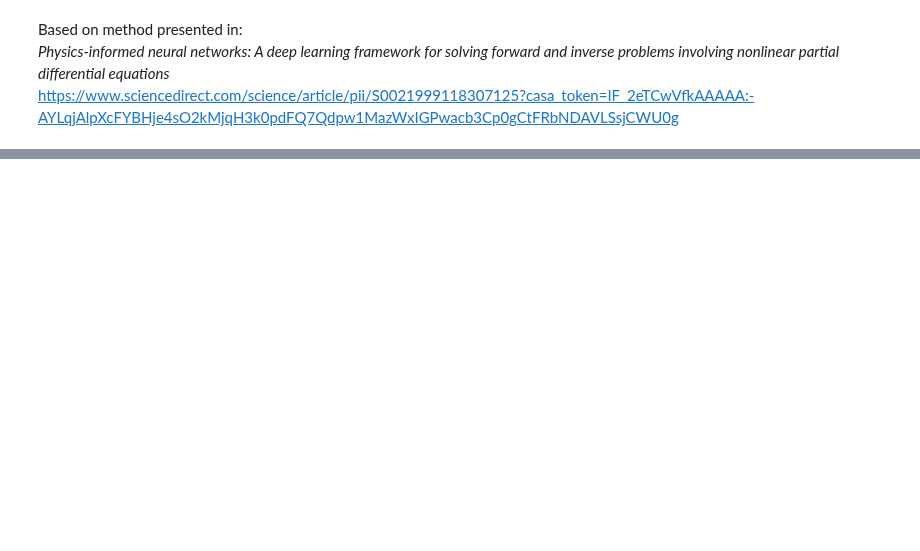
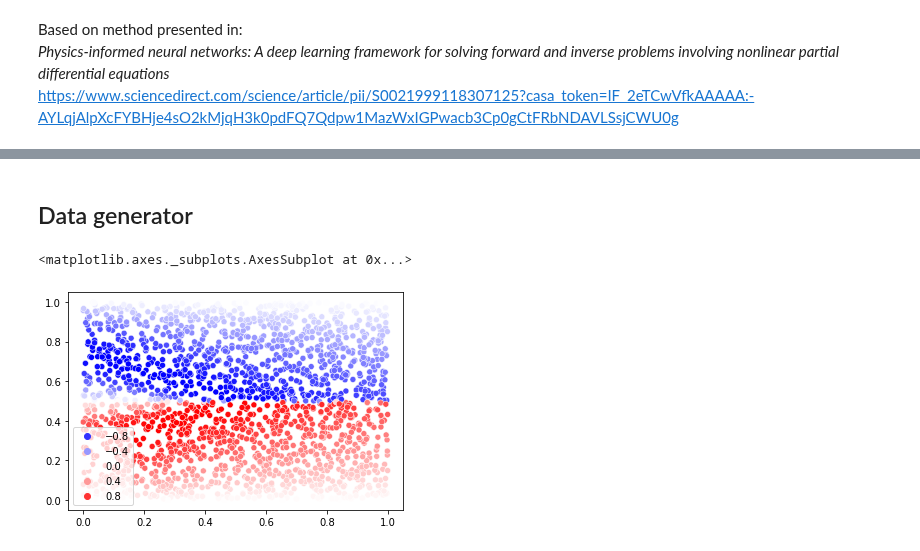
Before and after one commit to StephenTGibson/COMP527-colabNotebooks, a Jupyter notebook: COMP702-MScProject/PINN_method_for_1D_Burgers'_equation_inverse_problem.ipynb, the cells around one changed output, grey strips where cells are left out. Saved outputs shown, nothing was run; the diff lists cells and outputs as text; code cells hidden in the pictures; blank space fills up the shorter version.

```diff
--- a/COMP702-MScProject/PINN_method_for_1D_Burgers'_equation_inverse_problem.ipynb
+++ b/COMP702-MScProject/PINN_method_for_1D_Burgers'_equation_inverse_problem.ipynb
@@ -142,6 +9,0 @@ xIdxArray = rng.choice(results.shape[0], size=Nt)
-# %%
-trainingArray[:,0] = tIdxArray*dt*batchSize
-trainingArray[:,1] = xIdxArray*dx - 1.
-trainingArray[:,2] = results[xIdxArray, tIdxArray]
-
-trainingArray[:10]
@@ -514,0 +105,33 @@ SyntaxError: ignored
+# %% [markdown]
+## Data generator
+# %%
+def dataGenerator_1D_BurgersInverse(FD_solution, N):
+
+    N = 2000
+    trainingArray = np.zeros((N, 3))
+    tIdxArray = rng.choice(FD_solution.shape[1], size=N)
+    xIdxArray = rng.choice(FD_solution.shape[0], size=N)
+
+    trainingArray[:,0] = tIdxArray / FD_solution.shape[1]
+    trainingArray[:,1] = xIdxArray / FD_solution.shape[0]
+    trainingArray[:,2] = FD_solution[xIdxArray, tIdxArray]
+
+    return trainingArray
+# %%
+# define spatial and temporal domain extent
+xMin = -1
+xMax = 1
+tMin = 0
+tMax = 1
+
+l1 = 1.
+l2 = 0.01/np.pi
+# %%
+FD_solution, FD_duration = devitoSolver_1D_Burgers(1000, 600, tMin, tMax, xMin, xMax, l1, l2)
+# %%
+N = 2000
+
+NArray = dataGenerator_1D_BurgersInverse(FD_solution, N)
+# %% [output]
+<matplotlib.axes._subplots.AxesSubplot at 0x...>
+[figure, added]
```
Also changed, not shown: parts of 47 cells of this notebook.
